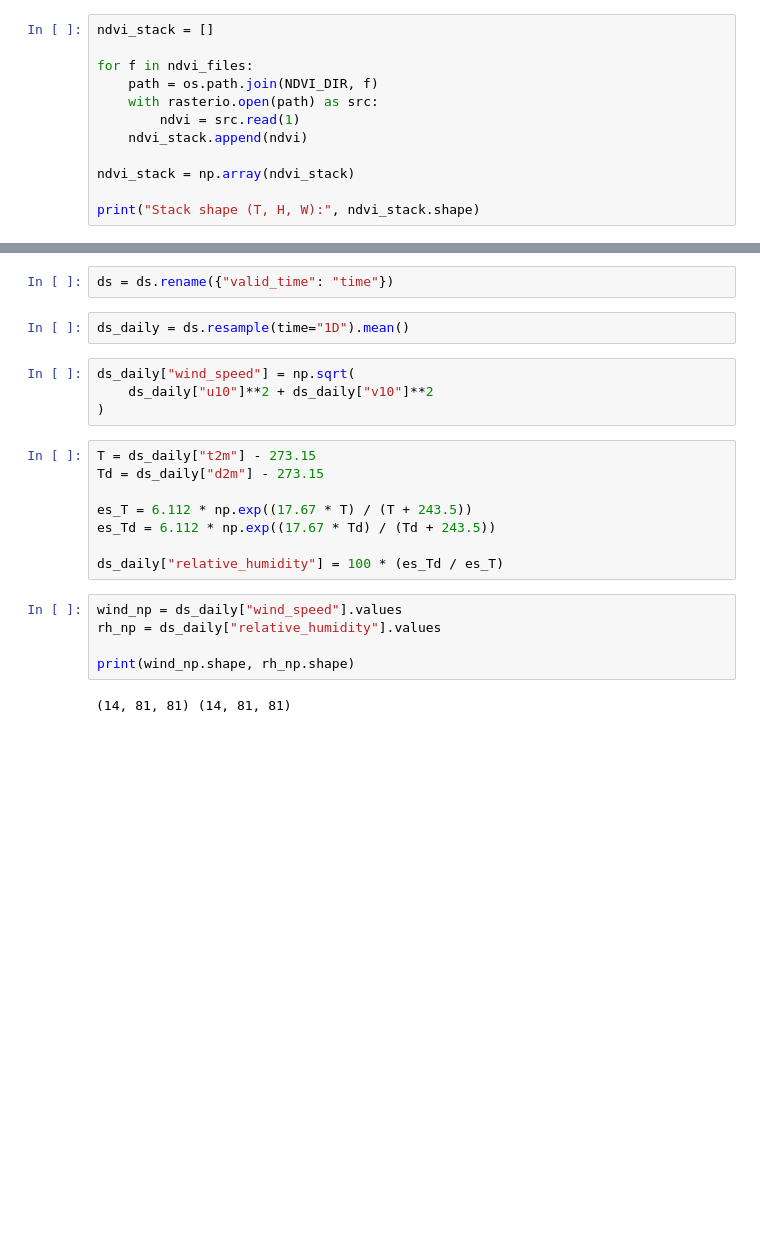
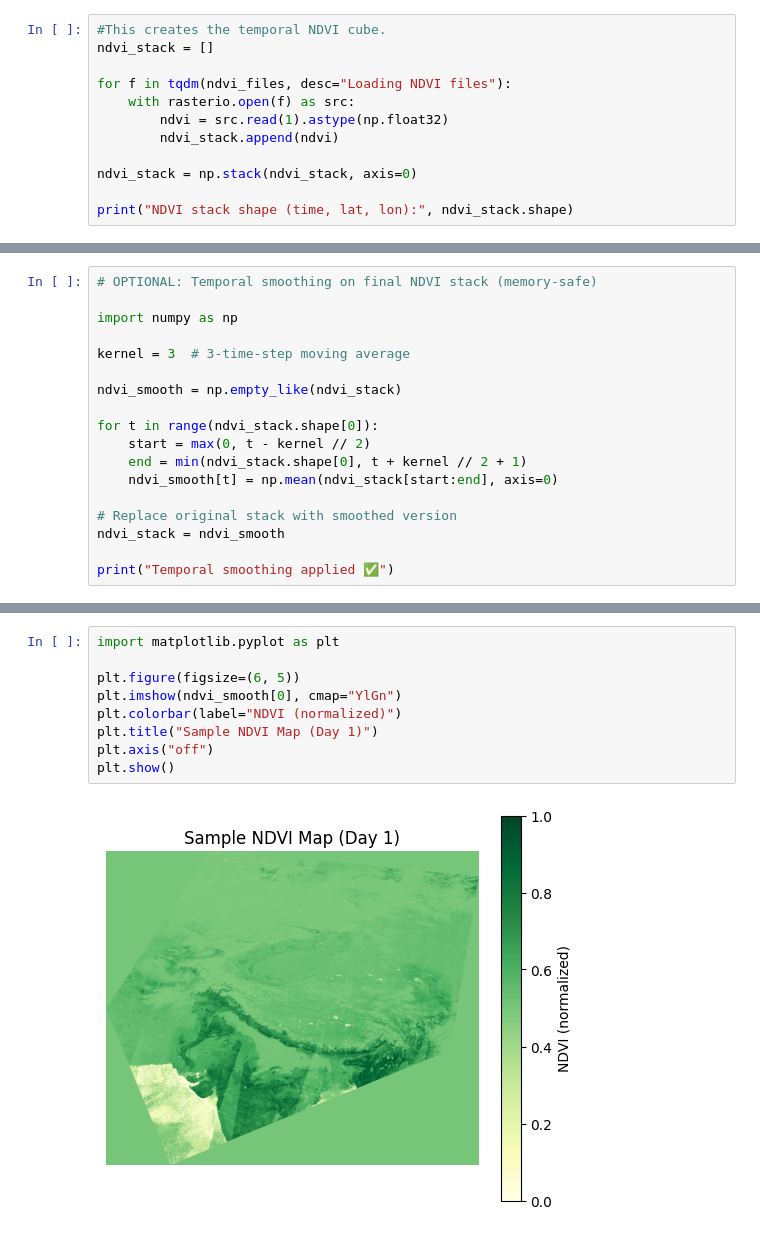
Before and after one commit to Haneesh1401/minor_project, a Jupyter notebook: notebooks/ndvi_multitemporal_pipeline.ipynb, the cells around one changed output, grey strips where cells are left out. Cells and saved outputs as stored; diff of their text form; blank space fills up the shorter version.

```diff
--- a/notebooks/ndvi_multitemporal_pipeline.ipynb
+++ b/notebooks/ndvi_multitemporal_pipeline.ipynb
@@ -95,13 +47,13 @@ ndvi_day_14.tif
 # %%
+#This creates the temporal NDVI cube.
 ndvi_stack = []
 
-for f in ndvi_files:
-    path = os.path.join(NDVI_DIR, f)
-    with rasterio.open(path) as src:
-        ndvi = src.read(1)
-    ndvi_stack.append(ndvi)
+for f in tqdm(ndvi_files, desc="Loading NDVI files"):
+    with rasterio.open(f) as src:
+        ndvi = src.read(1).astype(np.float32)
+        ndvi_stack.append(ndvi)
 
-ndvi_stack = np.array(ndvi_stack)
+ndvi_stack = np.stack(ndvi_stack, axis=0)
 
-print("Stack shape (T, H, W):", ndvi_stack.shape)
+print("NDVI stack shape (time, lat, lon):", ndvi_stack.shape)
 # %% [output]
@@ -108,0 +113,18 @@ Stack shape (T, H, W): (14, 10342, 12242)
+# %%
+# OPTIONAL: Temporal smoothing on final NDVI stack (memory-safe)
+
+import numpy as np
+
+kernel = 3  # 3-time-step moving average
+
+ndvi_smooth = np.empty_like(ndvi_stack)
+
+for t in range(ndvi_stack.shape[0]):
+    start = max(0, t - kernel // 2)
+    end = min(ndvi_stack.shape[0], t + kernel // 2 + 1)
+    ndvi_smooth[t] = np.mean(ndvi_stack[start:end], axis=0)
+
+# Replace original stack with smoothed version
+ndvi_stack = ndvi_smooth
+
+print("Temporal smoothing applied ✅")
@@ -493,23 +138,11 @@ Attributes:
-# %%
-ds = ds.rename({"valid_time": "time"})
-# %%
-ds_daily = ds.resample(time="1D").mean()
-# %%
-ds_daily["wind_speed"] = np.sqrt(
-    ds_daily["u10"]**2 + ds_daily["v10"]**2
-)
-# %%
-T = ds_daily["t2m"] - 273.15
-Td = ds_daily["d2m"] - 273.15
-
-es_T = 6.112 * np.exp((17.67 * T) / (T + 243.5))
-es_Td = 6.112 * np.exp((17.67 * Td) / (Td + 243.5))
-
-ds_daily["relative_humidity"] = 100 * (es_Td / es_T)
-# %%
-wind_np = ds_daily["wind_speed"].values
-rh_np = ds_daily["relative_humidity"].values
-
-print(wind_np.shape, rh_np.shape)
-# %% [output]
-(14, 81, 81) (14, 81, 81)
+# %%
+import matplotlib.pyplot as plt
+
+plt.figure(figsize=(6, 5))
+plt.imshow(ndvi_smooth[0], cmap="YlGn")
+plt.colorbar(label="NDVI (normalized)")
+plt.title("Sample NDVI Map (Day 1)")
+plt.axis("off")
+plt.show()
+# %% [output]
+[figure, added]
```
Also changed, not shown: parts of 29 cells of this notebook, 7 other files.
